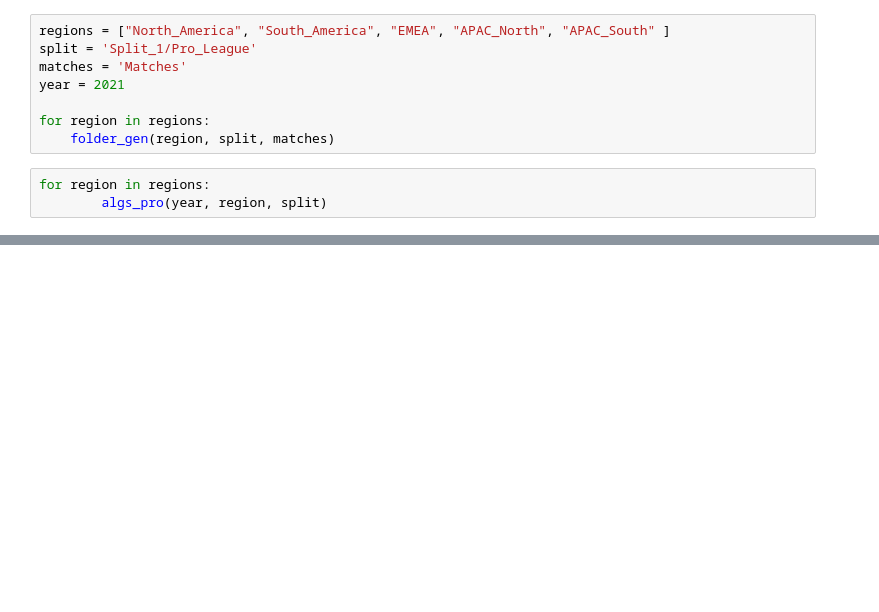
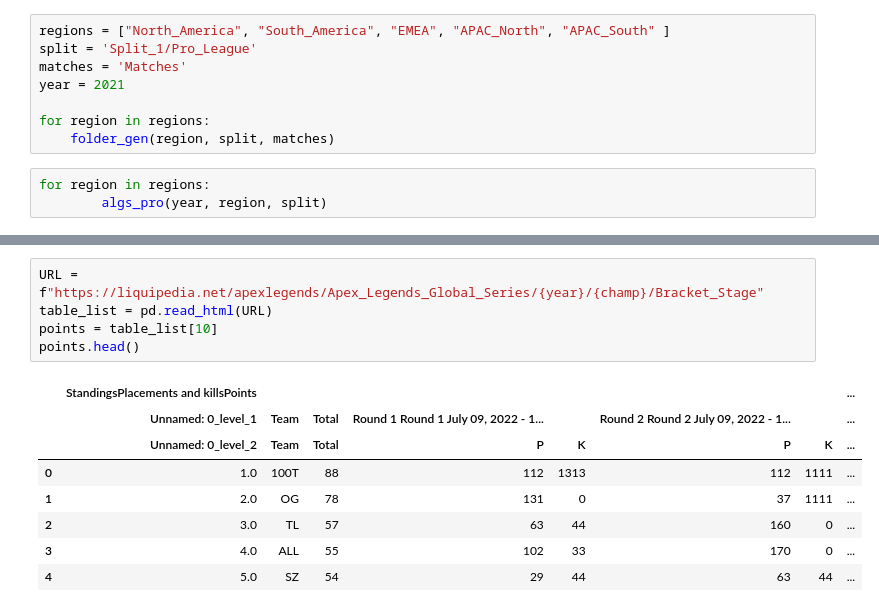
Before and after one commit to lutimoth/DataSci-Projects-and-KaggleComps, a Jupyter notebook: Data Science Projects/ALGS Visualization/DataScrape/ALGS Liquidpedia Data Scrape.ipynb, the cells around one changed output, grey strips where cells are left out. Cells and saved outputs as stored; diff of their text form; blank space fills up the shorter version.

Commit message:
Championship Data

```diff
--- a/Data Science Projects/ALGS Visualization/DataScrape/ALGS Liquidpedia Data Scrape.ipynb
+++ b/Data Science Projects/ALGS Visualization/DataScrape/ALGS Liquidpedia Data Scrape.ipynb
@@ -815,0 +850,14 @@ datum.head()
+# %%
+URL = f"https://liquipedia.net/apexlegends/Apex_Legends_Global_Series/{year}/{champ}/Bracket_Stage"
+table_list = pd.read_html(URL)
+points = table_list[10]
+points.head()
+# %% [output]
+|  | StandingsPlacements and killsPoints |  |  |  |  |  |  | ... |
+|  | Unnamed: 0_level_1 | Team | Total | Round 1 Round 1 July 09, 2022 - 1... |  | Round 2 Round 2 July 09, 2022 - 1... |  | ... |
+|  | Unnamed: 0_level_2 | Team | Total | P | K | P | K | ... |
+| 0 | 1.0 | 100T | 88 | 112 | 1313 | 112 | 1111 | ... |
+| 1 | 2.0 | OG | 78 | 131 | 0 | 37 | 1111 | ... |
+| 2 | 3.0 | TL | 57 | 63 | 44 | 160 | 0 | ... |
+| 3 | 4.0 | ALL | 55 | 102 | 33 | 170 | 0 | ... |
+| 4 | 5.0 | SZ | 54 | 29 | 44 | 63 | 44 | ... |
```
Also changed, not shown: parts of 46 cells of this notebook, 52 other files.
